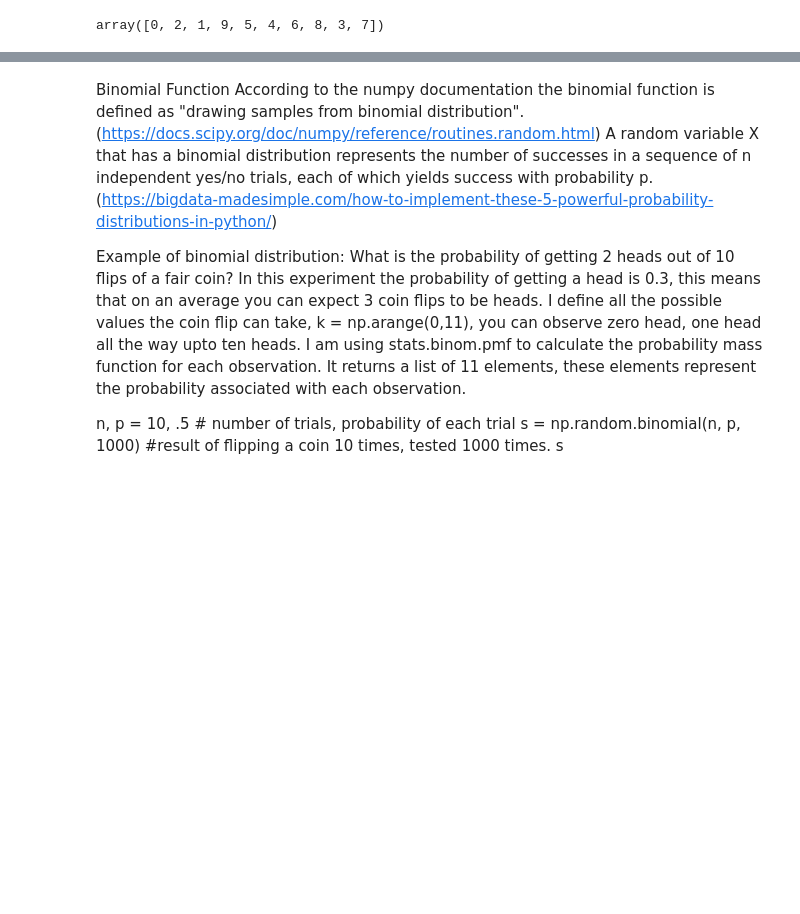
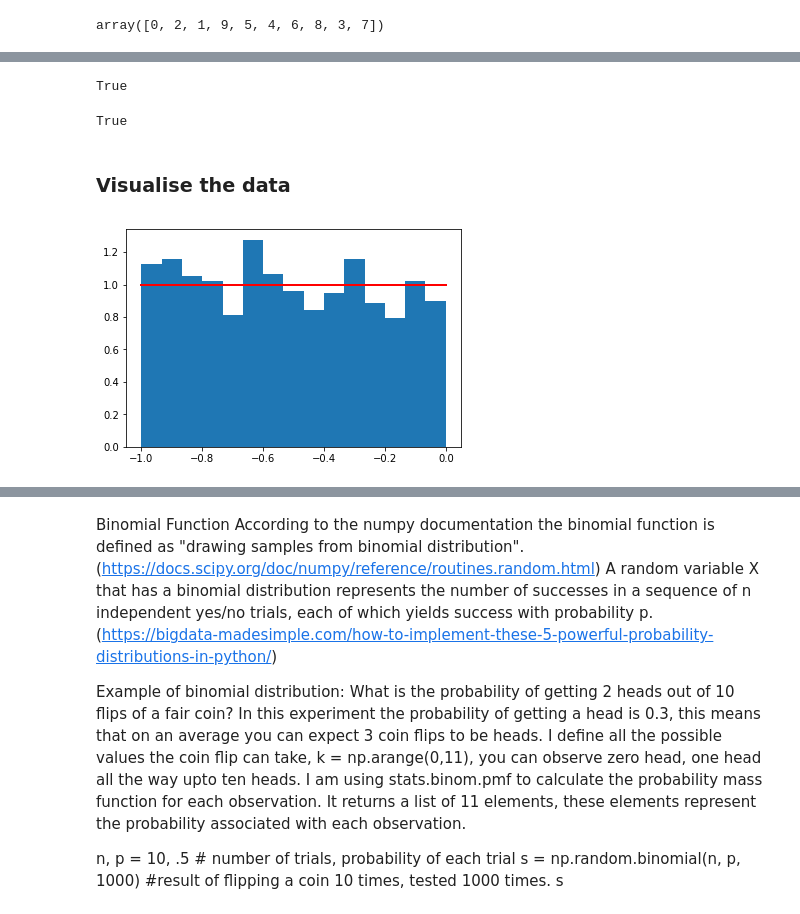
Before and after one commit to lindamonaghan/numpy-random, a Jupyter notebook: numpy-random.ipynb, the cells around one changed output, grey strips where cells are left out. Saved outputs shown, nothing was run; the diff lists cells and outputs as text; code cells hidden in the pictures; blank space fills up the shorter version.

Commit message:
Added information on the Uniform Distribution

```diff
--- a/numpy-random.ipynb
+++ b/numpy-random.ipynb
@@ -246,0 +265,22 @@ If we remember back to the rand function, the rand function also draws on a unif
+# %%
+import numpy as np
+s = np.random.uniform(-1,0,1000) #first number is low, 2nd is high and the 3 is the shape of the array. 3 varibales to input
+# %%
+#All values are within the given interval
+np.all(s >= -1)
+# %% [output]
+True
+# %%
+np.all(s < 0)
+# %% [output]
+True
+# %% [markdown]
+### Visualise the data
+# %%
+%matplotlib inline
+import matplotlib.pyplot as plt
+count, bins, ignored = plt.hist(s, 15, density=True)
+plt.plot(bins, np.ones_like(bins), linewidth=2, color='r')
+plt.show()
+# %% [output]
+[figure, added]
```
Also changed, not shown: parts of 2 cells of this notebook.
